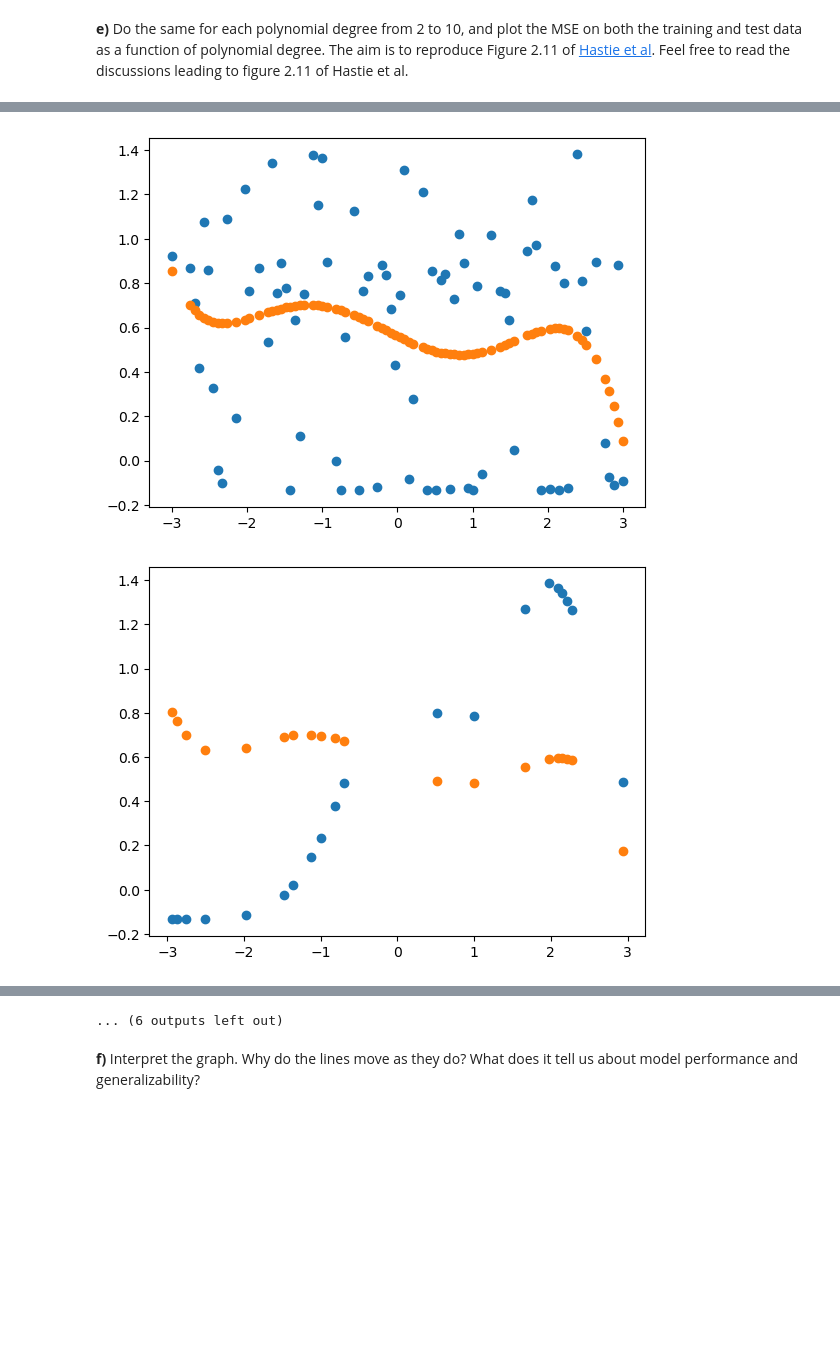
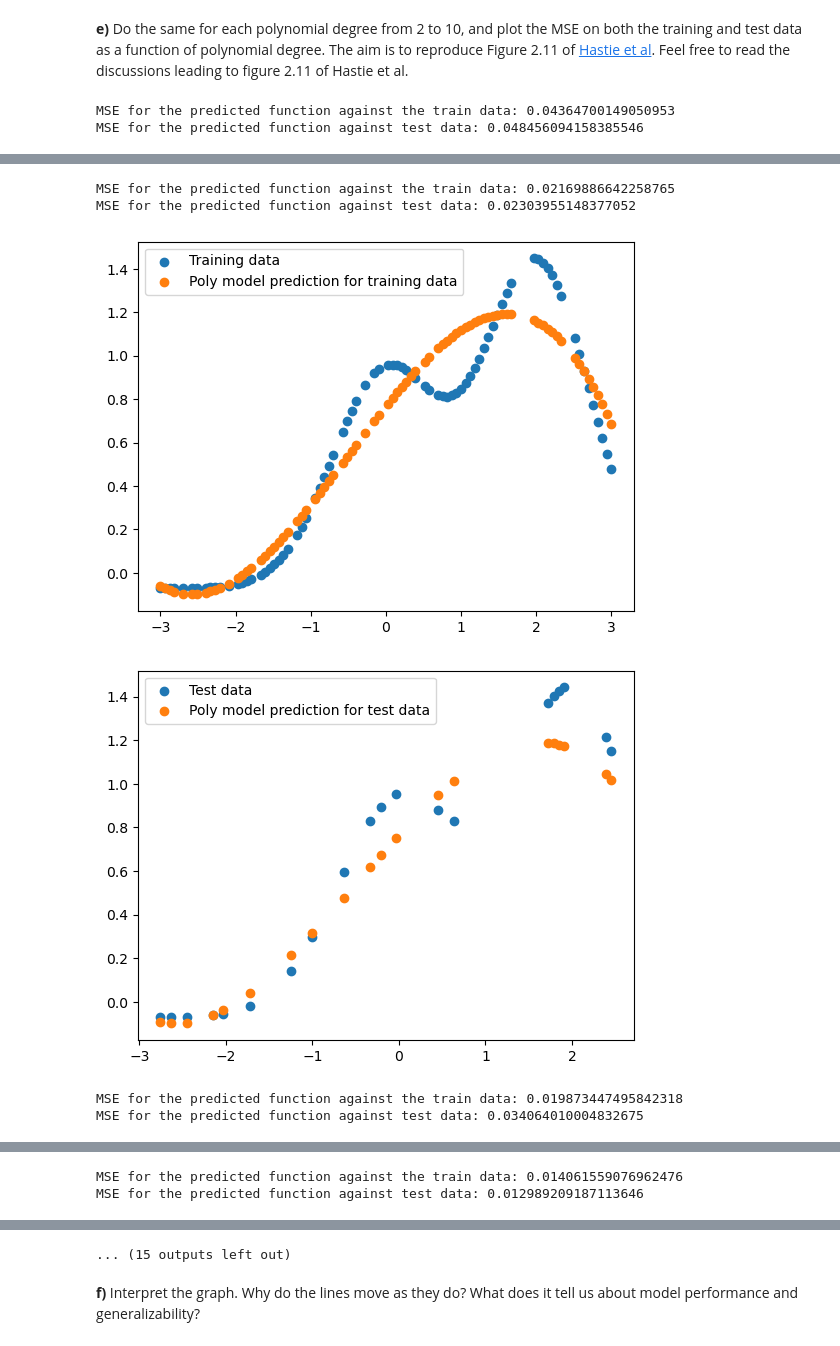
Before and after one commit to johnmagj/FYS-STK4155, a Jupyter notebook: Week35/exercises_week35.ipynb, the cells around one changed output, grey strips where cells are left out. Cells and saved outputs as stored; diff of their text form; code cells hidden in the pictures; blank space fills up the shorter version.

```diff
--- a/Week35/exercises_week35.ipynb
+++ b/Week35/exercises_week35.ipynb
@@ -404,8 +404,8 @@ plt.legend()
 plt.show()
 plt.close()
 
-poly_predict_train_mse = mean_squared_error(y_train, predict_train_y)
-print("MSE for the predicted function against the train data:", poly_predict_train_mse)
-poly_predict_test_mse = mean_squared_error(y_test, predict_test_y)
-print("MSE for the predicted function against test data:", poly_predict_test_mse)
+predict_train_mse = mean_squared_error(y_train, predict_train_y)
+print("MSE for the predicted function against the train data:", predict_train_mse)
+predict_test_mse = mean_squared_error(y_test, predict_test_y)
+print("MSE for the predicted function against test data:", predict_test_mse)
 # %% [output]
@@ -422,33 +422,31 @@ poly_min = 2
 poly_max = 10
 poly_degrees = np.arange(poly_min, poly_max + 1)
 
-X_features_polys = {}
-X_features_polys_split = {}
-beta_polys = {}
-predict_poly = {}
+for i in poly_degrees:
+    X = polynomial_features(x, i)
+    X_train, X_test, y_train, y_test = train_test_split(X, y, test_size=0.2)
+    x1_train = X_train[:,1]
+    x1_test = X_test[:,1]
+    beta = OLS_parameters(X_train, y_train)
+    predict_train_y = model_func(x1_train, beta)
+    predict_test_y = model_func(x1_test, beta)
 
+    predict_train_mse = mean_squared_error(y_train, predict_train_y)
+    predict_test_mse = mean_squared_error(y_test, predict_test_y)
+    print("MSE for the predicted function against the train data:", predict_train_mse)
+    print("MSE for the predicted function against test data:", predict_test_mse)
 
-for i in poly_degrees:
-    X_features_polys[f"X{i}"] = polynomial_features(x, i) # Storing the feature matrices as X2, X3, etc.
+    plt.scatter(x1_train, y_train, label = "Training data")
+    plt.scatter(x1_train, predict_train_y, label = "Poly model prediction for training data")
+    plt.legend()
+    plt.show()
+    plt.close()
 
-    X__train, X_test, y_train, y_test = train_test_split(X_features_polys[f"X{i}"], y, test_size=0.2)
-    X_features_polys_split[f"X{i}_train"] =  X_train
-    X_features_polys_split[f"X{i}_test"] = X_test
-    X_features_polys_split[f"y{i}_train"] = y_train
-    X_features_polys_split[f"y{i}_test"] = y_test
-
-    beta_polys[f"beta{i}"] = OLS_parameters(X_features_polys_split[f"X{i}_train"], X_features_polys_split[f"y{i}_train"])
-
-    predict_poly[f"pred_train{i}"] = model_func(X_features_polys_split[f"X{i}_train"][:,1], beta_polys[f"beta{i}"])
-    predict_poly[f"pred_test{i}"] = model_func(X_features_polys_split[f"X{i}_test"][:,1], beta_polys[f"beta{i}"])
-
-    plt.scatter(X_features_polys_split[f"X{i}_train"][:,1], X_features_polys_split[f"y{i}_train"], label = "Training data")
-    plt.scatter(X_features_polys_split[f"X{i}_train"][:,1], predict_poly[f"pred_train{i}"], label = "Poly model prediction for training data")
+    plt.scatter(x1_test, y_test, label = "Test data")
+    plt.scatter(x1_test, predict_test_y, label = "Poly model prediction for test data")
+    plt.legend()
     plt.show()
-
-    plt.scatter(X_features_polys_split[f"X{i}_test"][:,1], X_features_polys_split[f"y{i}_test"], label = "Test data")
-    plt.scatter(X_features_polys_split[f"X{i}_test"][:,1], predict_poly[f"pred_test{i}"], label = "Poly model prediction for test data")
-    plt.show()
+    plt.close()
 
 #print(X_features_polys["X3"])  # Access the matrix for degree 3
 #print(np.shape(X_features_polys_split["X3_train"]))
@@ -469,3 +467,5 @@ for i in poly_degrees:
 # plt.show()
 # plt.close()
 # %% [output]
+MSE for the predicted function against the train data: 0.04364700149050953
+MSE for the predicted function against test data: 0.048456094158385546
@@ -474,2 +474,6 @@ for i in poly_degrees:
+MSE for the predicted function against the train data: 0.02169886642258765
+MSE for the predicted function against test data: 0.02303955148377052
-[figure, old version]
+[figure, new version]
-[figure, old version]
+[figure, new version]
+MSE for the predicted function against the train data: 0.019873447495842318
+MSE for the predicted function against test data: 0.034064010004832675
@@ -477,0 +482,2 @@ for i in poly_degrees:
+MSE for the predicted function against the train data: 0.014061559076962476
+MSE for the predicted function against test data: 0.012989209187113646
@@ -484,4 +486,4 @@ for i in poly_degrees:
-... (6 outputs left out)
+... (15 outputs left out)
 # %% [markdown]
 **f)** Interpret the graph. Why do the lines move as they do? What does it tell us about model performance and generalizability?
 # %% [markdown]
```
Also changed, not shown: parts of 3 cells of this notebook.
